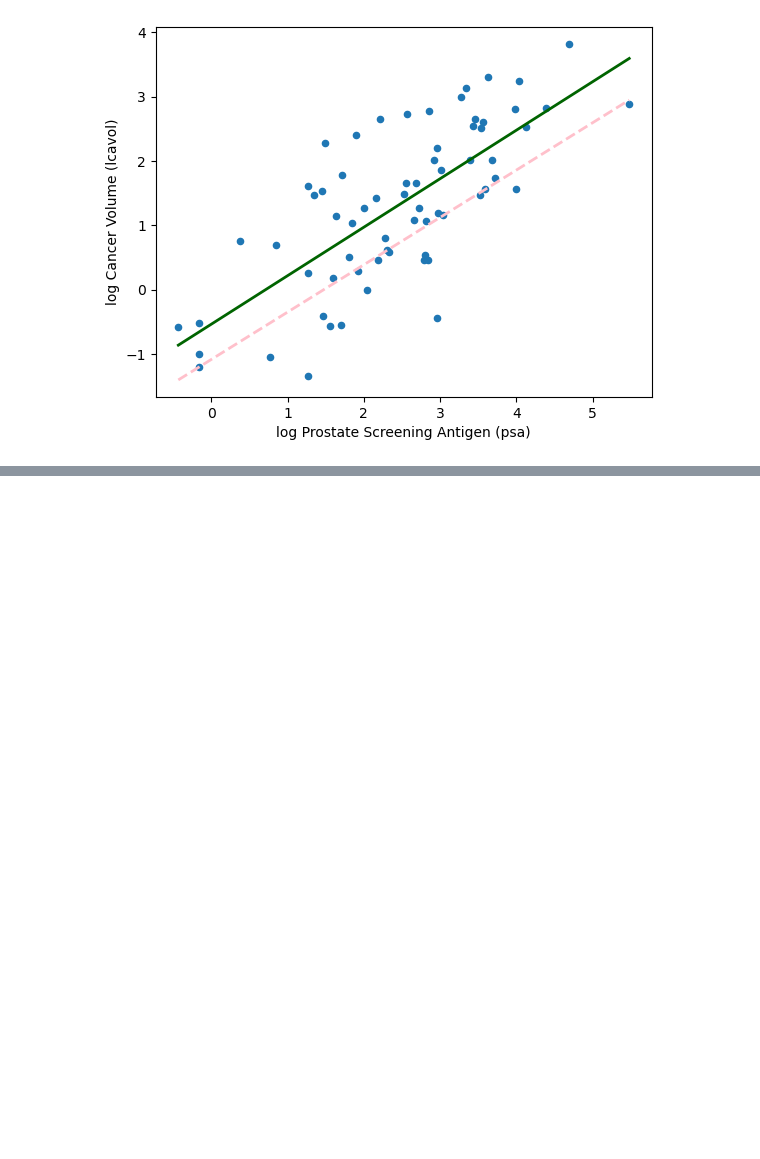
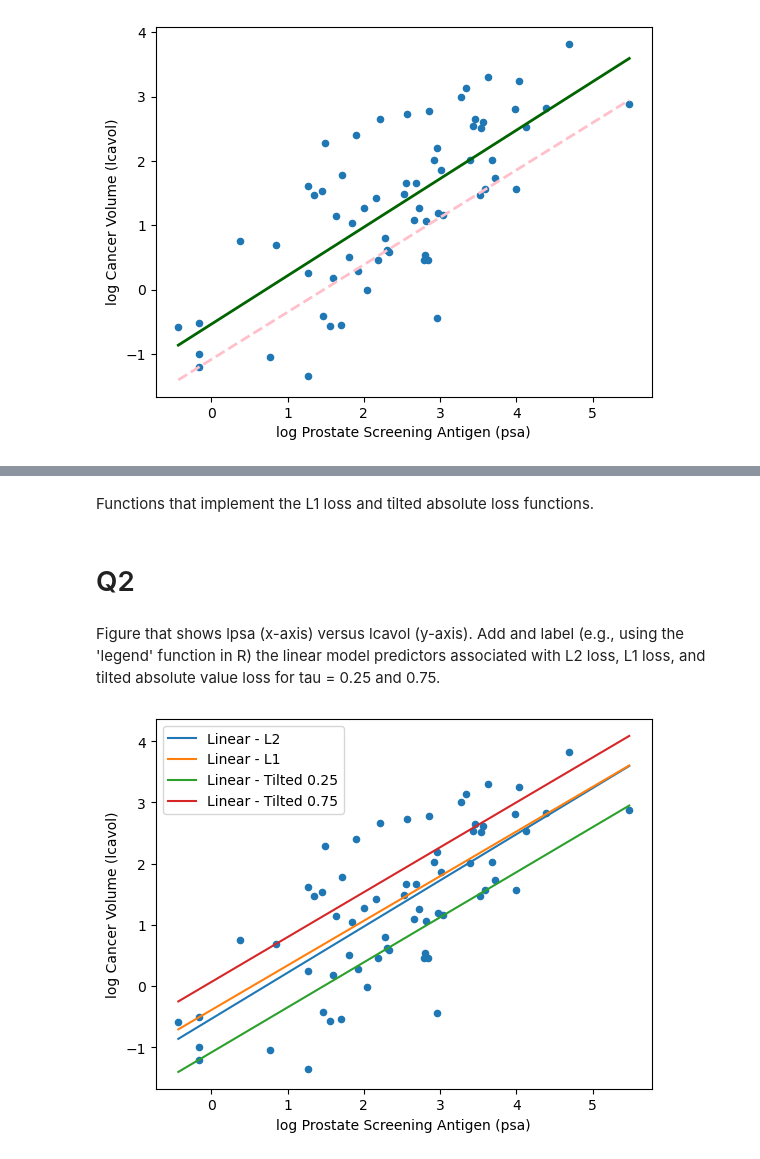
Before and after one commit to Zoliverling/DS-Machine-Learning, a Jupyter notebook: Assignment 2/prostate-regression.ipynb, the cells around one changed output, grey strips where cells are left out. Saved outputs shown, nothing was run; the diff lists cells and outputs as text; code cells hidden in the pictures; blank space fills up the shorter version.

```diff
--- a/Assignment 2/prostate-regression.ipynb
+++ b/Assignment 2/prostate-regression.ipynb
@@ -92,3 +94,5 @@ plt.show()
+# %% [markdown]
+Functions that implement the L1 loss and tilted absolute loss functions.
 # %%
 # L1 loss function
 def L1_loss(y, yhat):
@@ -111,0 +105,24 @@ def predict_nonlinear(x, beta):
+# %% [markdown]
+# Q2
+# %% [markdown]
+Figure that shows lpsa (x-axis) versus lcavol (y-axis). Add and label (e.g., using the 'legend' function in R) the linear model predictors associated with L2 loss, L1 loss, and tilted absolute value loss for tau = 0.25 and 0.75.
+# %%
+# Fit linear models for different losses
+loss_functions = [L2_loss, L1_loss, lambda y, yhat: tilted_abs_loss(y, yhat, 0.25),
+                  lambda y, yhat: tilted_abs_loss(y, yhat, 0.75)]
+loss_names = ['L2', 'L1', 'Tilted 0.25', 'Tilted 0.75']
+linear_betas = [fit_lin(prostate_train['lcavol'], prostate_train['lpsa'], loss=loss) for loss in loss_functions]
+
+# Plotting linear model predictions
+def plot_linear_models(x, y, linear_betas, loss_names):
+    plot_psa_data(prostate_train)
+    for beta, name in zip(linear_betas, loss_names):
+        lin_pred = predict_lin(x, beta)
+        plt.plot(x, lin_pred, label=f'Linear - {name}')
+    plt.legend()
+    plt.show()
+
+# Plot linear model predictions
+plot_linear_models(x_grid, prostate_train['lcavol'], linear_betas, loss_names)
+# %% [output]
+[figure, added]
```
Also changed, not shown: parts of 8 cells of this notebook, 2 other files.
